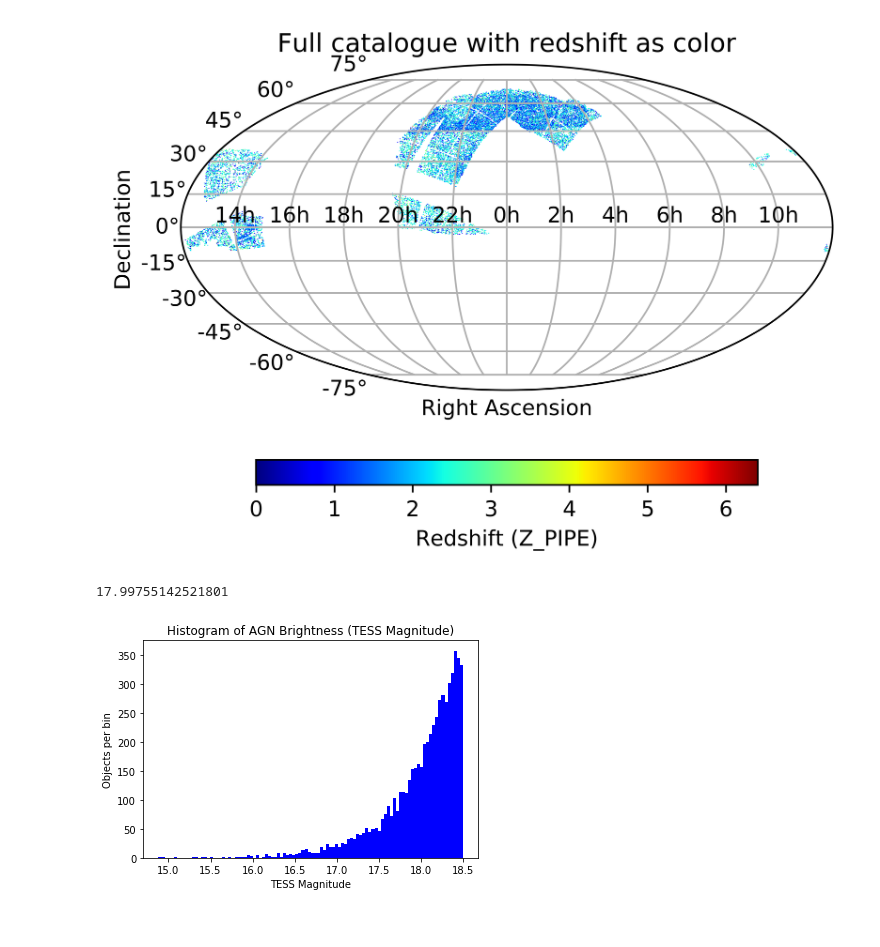
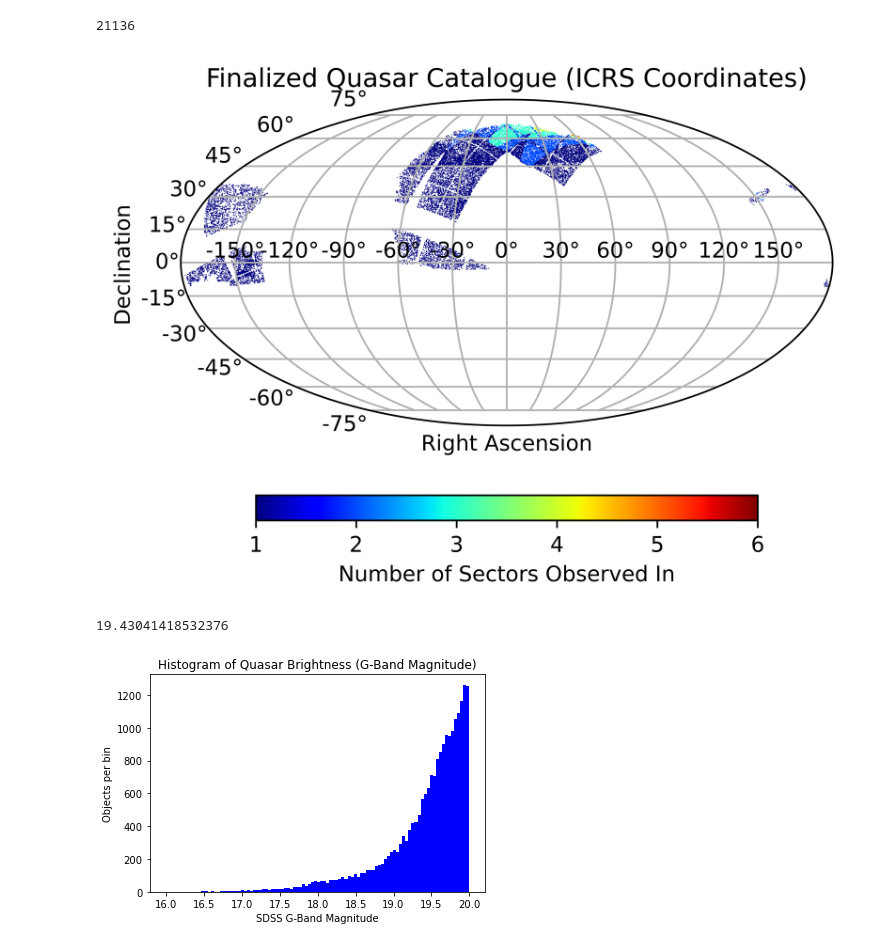
Before and after one commit to AlexanderEvitt/QuasVar, a Jupyter notebook: Code/skychart.ipynb, the cells around one changed output. Cells and saved outputs as stored; diff of their text form; code cells hidden in the pictures.

```diff
--- a/Code/skychart.ipynb
+++ b/Code/skychart.ipynb
@@ -9,7 +9,7 @@ from astropy.coordinates import SkyCoord
 import matplotlib.cm as cm
 import astropy.coordinates as ac
 
-catalogue_path = 'F:/catalogues/'
+catalogue_path = 'E:/catalogues/'
 
 class SkyChart:
     '''
@@ -66,53 +66,54 @@ class SkyChart:
 
         fig = plt.figure(dpi=dpi)
         ax = fig.add_subplot(111, projection=projection)
         ax.scatter(ra - (np.pi),dec,s=size,c=colors,linewidth=0.0)
         ax.grid(True)
-        ax.set_xticklabels(['14h','16h','18h','20h','22h','0h','2h','4h','6h','8h','10h'])
+        #ax.set_xticklabels(['14h','16h','18h','20h','22h','0h','2h','4h','6h','8h','10h'])
         plt.xlabel('Right Ascension')
         plt.ylabel('Declination')
         plt.title(title)
         cbar = fig.colorbar(cm.ScalarMappable(norm=norm, cmap=cmap), ax=ax, orientation='horizontal', shrink = 0.7)
         cbar.ax.set_xlabel(cbar_label)
-        plt.savefig('fig.png')
+        print(len(self.coordinates))#plt.savefig('fig.png')
         plt.show()
 
     def add_point(self,ra,dec,s=0.001,marker='*',color='r'):
         if frame == 'galactic':
             coordinates = coordinates.transform_to('fk5')
             coordinates = coordinates.transform_to('galactic')
             ra = np.radians(coordinates.l)
             dec = np.radians(coordinates.b)
         else:
             ra = np.radians(coordinates.ra.degree)
             dec = np.radians(coordinates.dec.degree)
         ax.scatter(ra-np.pi,dec,s=s,marker='*',linewidth=0.0,c=color)
         plt.show()
 
     def save_figure(self,filename='figure.png'):
         plt.savefig(filename)
         print("Saved to " + filename)
 
-figure = SkyChart('RA','DEC',cdata='Z_PIPE',file=catalogue_path + 'final_quasar_catalogue.csv')
-figure.plot_color(frame='icrs',projection='mollweide',cmap='jet',size=0.2,dpi=1000,title='Full catalogue with redshift as color',cbar_label='Redshift (Z_PIPE)')
+figure = SkyChart('RA','DEC',cdata='SECTORS',file=catalogue_path + 'final_quasar_catalogue.csv')
+figure.plot_color(frame='icrs',projection='mollweide',cmap='jet',size=0.2,dpi=1000,title='Finalized Quasar Catalogue (ICRS Coordinates)',cbar_label='Number of Sectors Observed In')
 #figure.save_figure(filename='thing.png')
 # %% [output]
+21136
-[figure, old version]
+[figure, new version]
 # %%
 # Import the libraries
 import matplotlib.pyplot as plt
 import seaborn as sns
 
-data = pd.read_csv(catalogue_path + 'final_sdss_catalogue.csv', sep=',', usecols=['Tmag'], header=0, squeeze=True)
+data = pd.read_csv(catalogue_path + 'final_quasar_catalogue.csv', sep=',', usecols=['GMAG'], header=0, squeeze=True)
 # matplotlib histogram
 plt.hist(data, color = 'blue',bins = 100)
 
 # Add labels
-plt.title('Histogram of AGN Brightness (TESS Magnitude)')
-plt.xlabel('TESS Magnitude')
+plt.title('Histogram of Quasar Brightness (G-Band Magnitude)')
+plt.xlabel('SDSS G-Band Magnitude')
 plt.ylabel('Objects per bin')
-#plt.savefig('sect.png',dpi=1000)
+plt.savefig('mag_hist.png',dpi=1000)
 print(np.mean(data))
 # %% [output]
-17.99755142521801
+19.43041418532376
-[figure, old version]
+[figure, new version]
```
Also changed, not shown: 22 other files.
